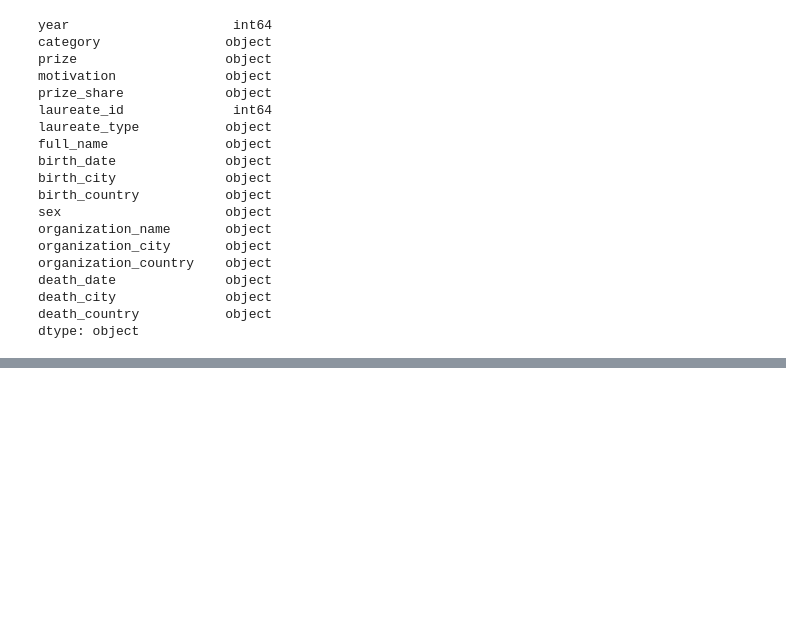
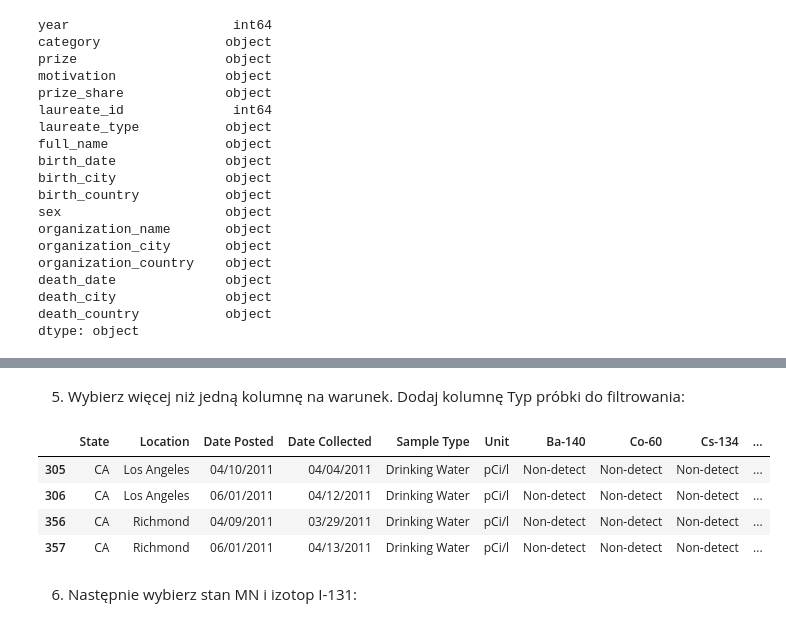
Before and after one commit to sendecka/DataCamp---Data-Scientist-with-Python, a Jupyter notebook: 09 Analiza dużych zbiorów danych I/Ćwiczenia/Exercise.ipynb, the cells around one changed output, grey strips where cells are left out. Saved outputs shown, nothing was run; the diff lists cells and outputs as text; code cells hidden in the pictures; blank space fills up the shorter version.

```diff
--- a/09 Analiza dużych zbiorów danych I/Ćwiczenia/Exercise.ipynb
+++ b/09 Analiza dużych zbiorów danych I/Ćwiczenia/Exercise.ipynb
@@ -281,0 +320,12 @@ dtype: object
+# %% [markdown]
+5. Wybierz więcej niż jedną kolumnę na warunek. Dodaj kolumnę Typ próbki do filtrowania:
+# %%
+df[(df.State == 'CA') & (df['Sample Type'] == 'Drinking Water')]
+# %% [output]
+|  | State | Location | Date Posted | Date Collected | Sample Type | Unit | Ba-140 | Co-60 | Cs-134 | ... |
+| 305 | CA | Los Angeles | 04/10/2011 | 04/04/2011 | Drinking Water | pCi/l | Non-detect | Non-detect | Non-detect | ... |
+| 306 | CA | Los Angeles | 06/01/2011 | 04/12/2011 | Drinking Water | pCi/l | Non-detect | Non-detect | Non-detect | ... |
+| 356 | CA | Richmond | 04/09/2011 | 03/29/2011 | Drinking Water | pCi/l | Non-detect | Non-detect | Non-detect | ... |
+| 357 | CA | Richmond | 06/01/2011 | 04/13/2011 | Drinking Water | pCi/l | Non-detect | Non-detect | Non-detect | ... |
+# %% [markdown]
+6. Następnie wybierz stan MN i izotop I-131:
```
Also changed, not shown: parts of 20 cells of this notebook, 2 other files.
